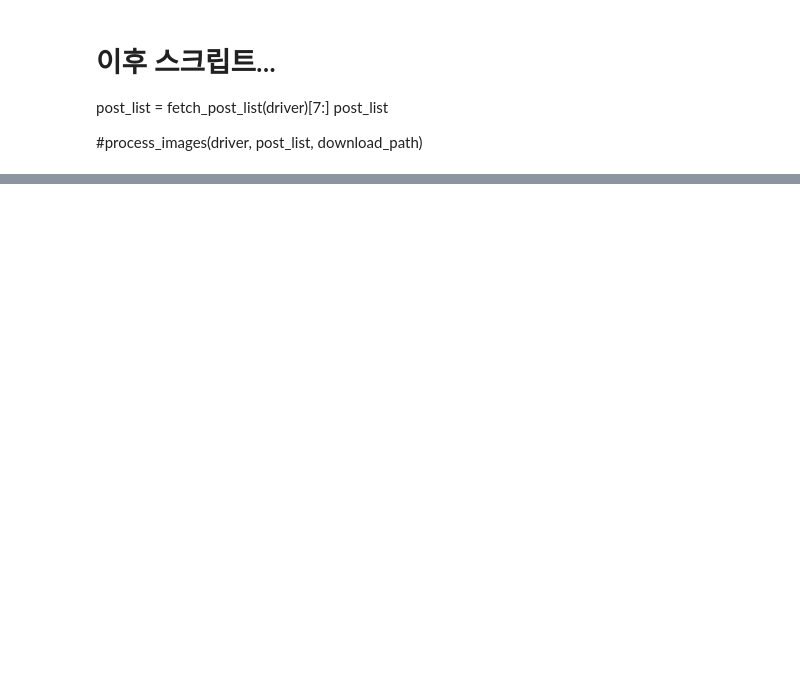
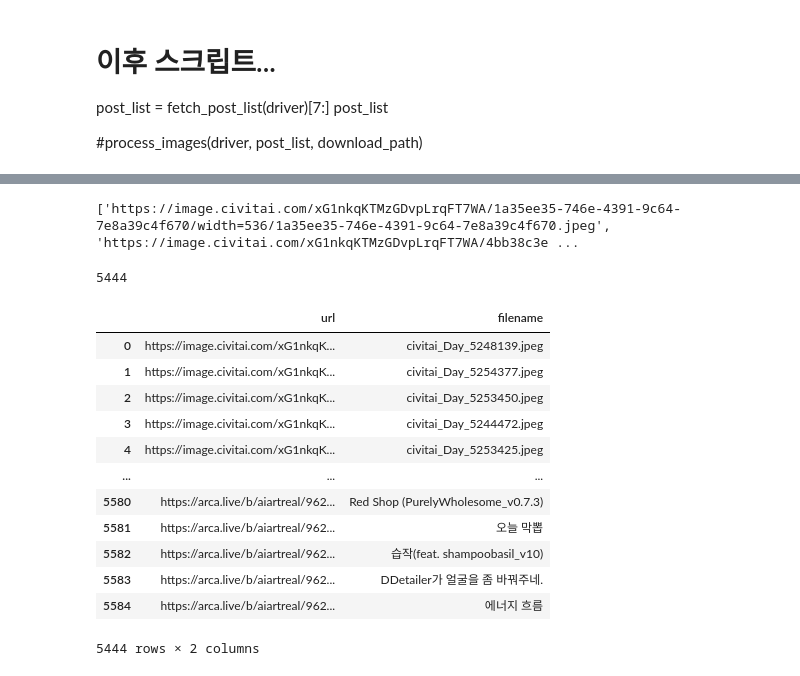
Before and after one commit to f4cyw/crawling, a Jupyter notebook: arca_handling_all_in_one.ipynb, the cells around one changed output, grey strips where cells are left out. Drawn from its saved outputs; the diff is of its cells as text; code cells hidden in the pictures; blank space fills up the shorter version.

Commit message:
arca 수정

```diff
--- a/arca_handling_all_in_one.ipynb
+++ b/arca_handling_all_in_one.ipynb
@@ -768,0 +579,2 @@ ddd
+# %%
+duplicate_url = combine_csv_files_remove_duplicates(script_dir)
@@ -768,0 +613,24 @@ ddd
+# %%
+print(old_urls)
+# %% [output]
+['https://image.civitai.com/xG1nkqKTMzGDvpLrqFT7WA/1a35ee35-746e-4391-9c64-7e8a39c4f670/width=536/1a35ee35-746e-4391-9c64-7e8a39c4f670.jpeg', 'https://image.civitai.com/xG1nkqKTMzGDvpLrqFT7WA/4bb38c3e ...
+# %%
+len(old_urlsx)
+# %% [output]
+5444
+# %%
+duplicate_url
+# %% [output]
+|  | url | filename |
+| 0 | https://image.civitai.com/xG1nkqK... | civitai_Day_5248139.jpeg |
+| 1 | https://image.civitai.com/xG1nkqK... | civitai_Day_5254377.jpeg |
+| 2 | https://image.civitai.com/xG1nkqK... | civitai_Day_5253450.jpeg |
+| 3 | https://image.civitai.com/xG1nkqK... | civitai_Day_5244472.jpeg |
+| 4 | https://image.civitai.com/xG1nkqK... | civitai_Day_5253425.jpeg |
+| ... | ... | ... |
+| 5580 | https://arca.live/b/aiartreal/962... | Red Shop (PurelyWholesome_v0.7.3) |
+| 5581 | https://arca.live/b/aiartreal/962... | 오늘 막뽑 |
+| 5582 | https://arca.live/b/aiartreal/962... | 습작(feat. shampoobasil_v10) |
+| 5583 | https://arca.live/b/aiartreal/962... | DDetailer가 얼굴을 좀 바꿔주네. |
+| 5584 | https://arca.live/b/aiartreal/962... | 에너지 흐름 |
+5444 rows × 2 columns
```
Also changed, not shown: parts of 38 cells of this notebook, 2 other files.
